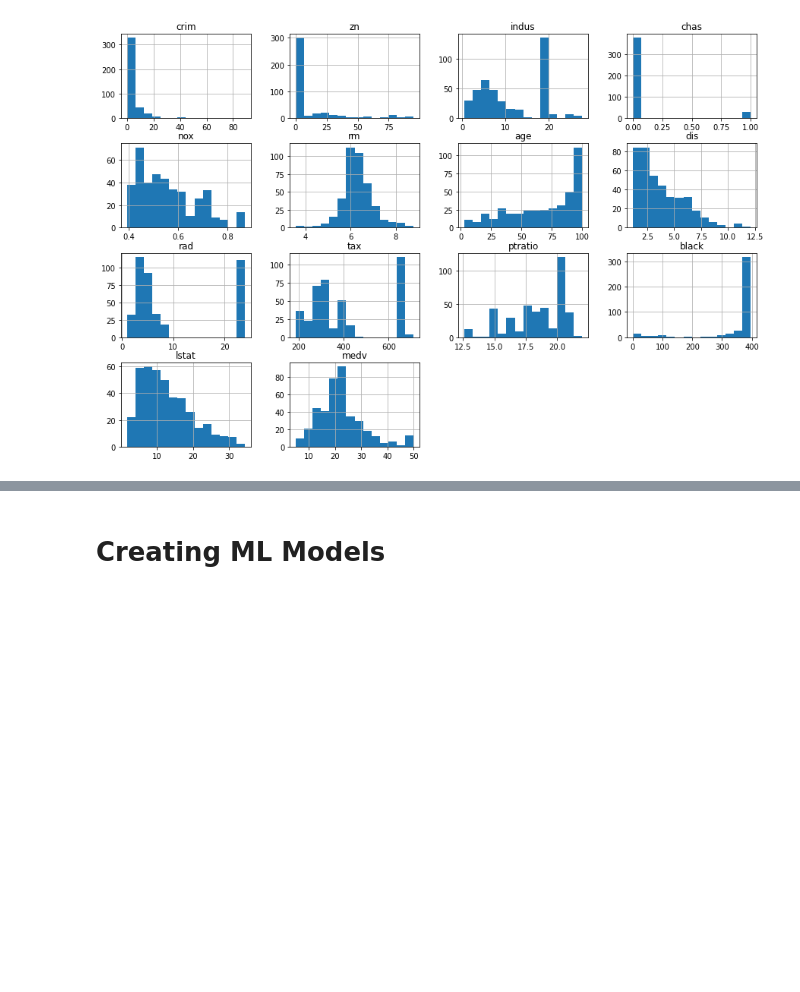
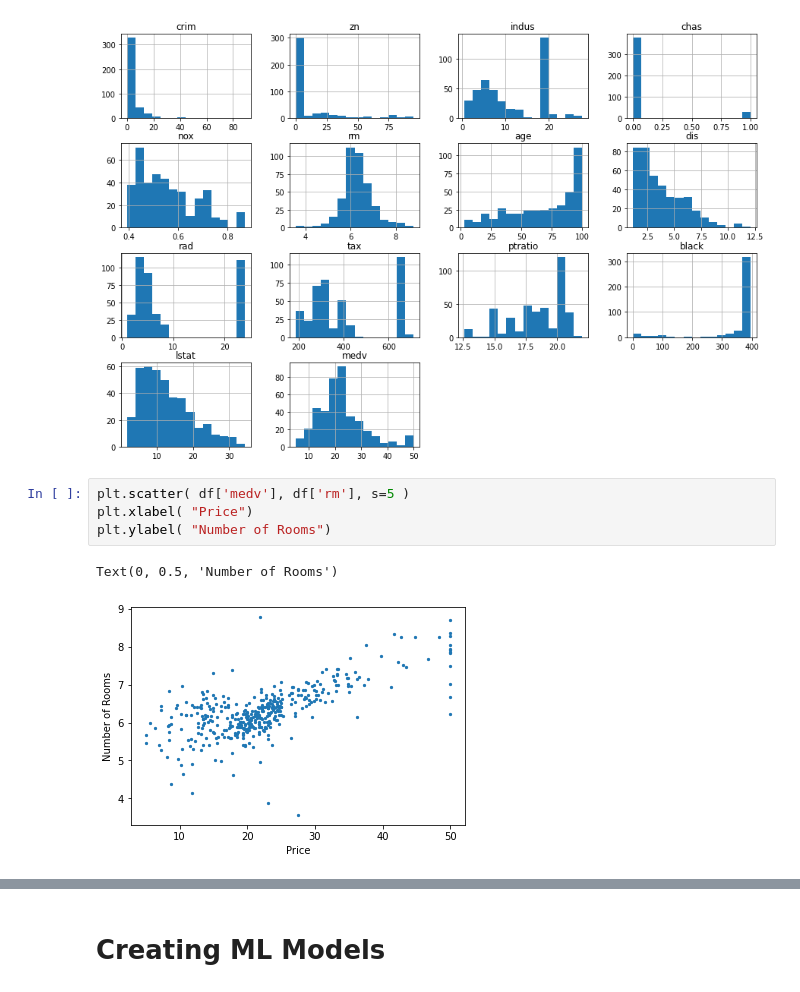
Before and after one commit to PeriAdan/Boston-Data-Sale-Prediction, a Jupyter notebook: Project2.ipynb, the cells around one changed output, grey strips where cells are left out. Cells and saved outputs as stored; diff of their text form; blank space fills up the shorter version.

```diff
--- a/Project2.ipynb
+++ b/Project2.ipynb
@@ -137,3 +134,10 @@ plt.savefig("df_histogram_plots")
 plt.show()
 # %% [output]
 [figure]
+# %%
+plt.scatter( df['medv'], df['rm'], s=5 )
+plt.xlabel( "Price")
+plt.ylabel( "Number of Rooms")
+# %% [output]
+Text(0, 0.5, 'Number of Rooms')
+[figure, added]
```
Also changed, not shown: parts of 12 cells of this notebook.
